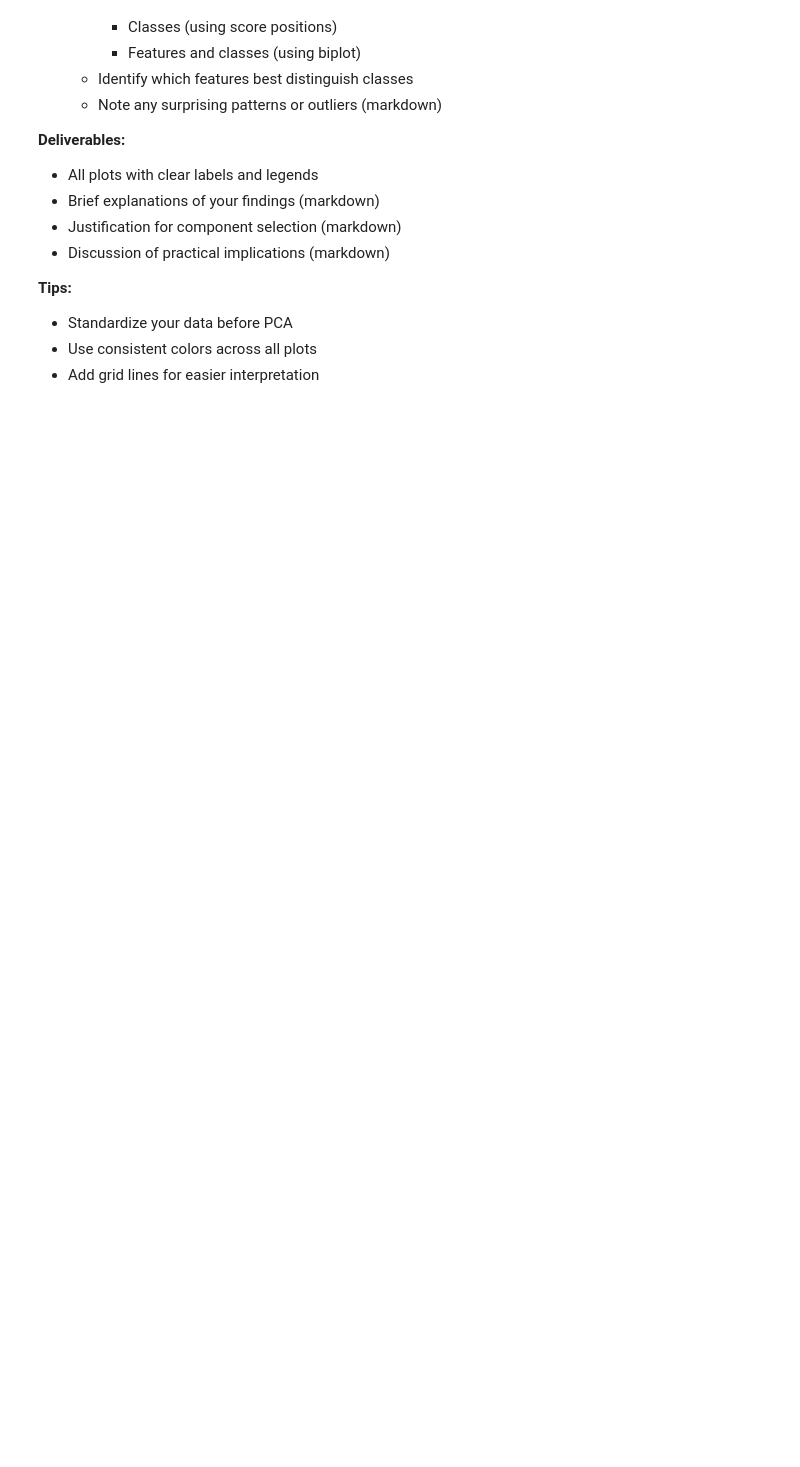
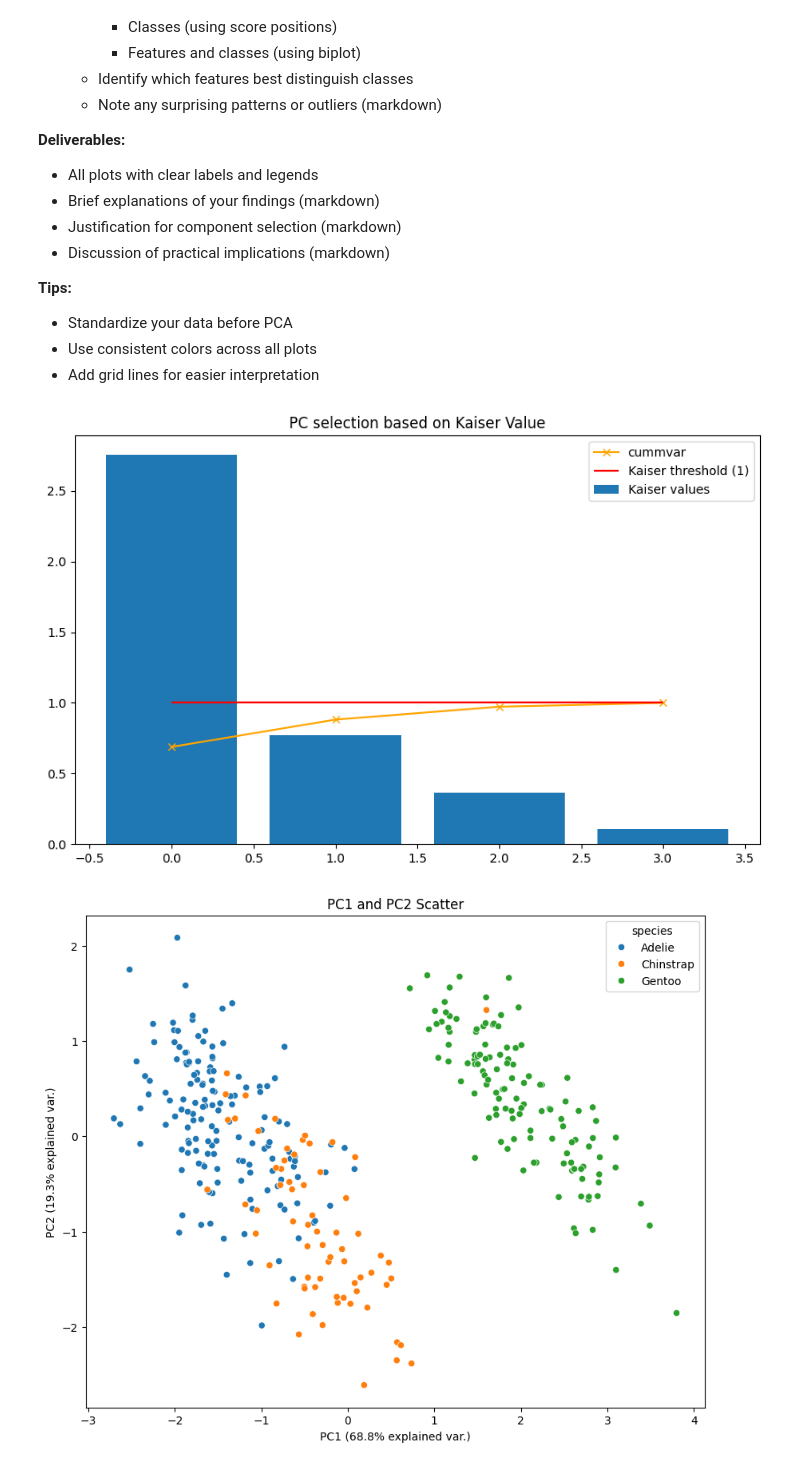
Before and after one commit to B-Webster-Bio/CMSE830, a Jupyter notebook: HWs/BW_HW 11_SVD_PCA.ipynb, the cells around one changed output. Cells and saved outputs as stored; diff of their text form; code cells hidden in the pictures; blank space fills up the shorter version.

```diff
--- a/HWs/BW_HW 11_SVD_PCA.ipynb
+++ b/HWs/BW_HW 11_SVD_PCA.ipynb
@@ -167,3 +243,80 @@ Using your Penguin dataset, perform the following analyses using only `linalg` a
 - Standardize your data before PCA
 - Use consistent colors across all plots
 - Add grid lines for easier interpretation
+# %%
+# 1. calculate eigen values
+eigenvals = S**2
+eigen_prop = eigenvals/sum(S**2)
+cumm_var = np.cumsum(eigen_prop)
+Kaiser_vals = eigenvals / len(df_peng)
+
+# scree plot
+fig, ax1 = plt.subplots(figsize=(10, 6))
+ax1 = plt.plot(range(len(S)), cumm_var, color = 'orange', marker = 'x', label = 'cummvar')
+ax2 = plt.bar(range(len(S)), Kaiser_vals, label = 'Kaiser values')
+plt.hlines(y=1, xmin =0, xmax = 3, color= 'red', label = 'Kaiser threshold (1)')
+plt.title('PC selection based on Kaiser Value')
+plt.legend()
+
+# 2 Score plot analysis
+# plot PC1 and PC2 color coded by species
+scores = U * S
+scores_df = (
+    pd.DataFrame(scores, columns=['PC1', 'PC2', 'PC3', 'PC4']).
+    merge(df_peng['species'], left_index=True, right_index=True)
+)
+scores_df
+fig, ax = plt.subplots(figsize=(10, 8))
+sns.scatterplot(x= 'PC1', y = 'PC2', hue = 'species', data = scores_df, ax=ax)
+ax.set_xlabel(f'PC{0+1} ({eigen_prop[0]:.1%} explained var.)')
+ax.set_ylabel(f'PC{1+1} ({eigen_prop[1]:.1%} explained var.)')
+ax.set_title('PC1 and PC2 Scatter')
+plt.show()
+
+
+# 3 and 4 Loading Plot and Biplot
+def create_biplot(X_scaled, feature_names, pc1=0, pc2=1, scale_arrows=1):
+    # Perform SVD
+    U, S, Vt = np.linalg.svd(X_scaled, full_matrices=False)
+
+    # Calculate scores (projected data points)
+    scores = U * S
+
+    # Get loadings (eigenvectors)
+    loadings = Vt.T
+
+    # Create figure and axis
+    fig, ax = plt.subplots(figsize=(10, 8))
+
+    # Plot scores
+    ax.scatter(scores[:, pc1], scores[:, pc2], alpha=0.5)
+
+    # Plot feature vectors
+    for i, feature in enumerate(feature_names):
+        ax.arrow(0, 0,
+                loadings[i, pc1] * scale_arrows,
+                loadings[i, pc2] * scale_arrows,
+                color='r', alpha=0.5)
+        ax.text(loadings[i, pc1] * scale_arrows * 1.15,
+                loadings[i, pc2] * scale_arrows * 1.15,
+                feature, color='r')
+
+    # Add labels and title
+    ax.set_xlabel(f'PC{pc1+1} ({eigen_prop[pc1]:.1%} explained var.)')
+    ax.set_ylabel(f'PC{pc2+1} ({eigen_prop[pc2]:.1%} explained var.)')
+    ax.set_title('Biplot Penguins Data')
+
+    # Add grid
+    ax.grid(True)
+
+    # Make equal aspect ratio
+    ax.set_aspect('equal')
+
+    return fig, ax
+
+fig, ax = create_biplot(df_peng_quant, qcols)
+plt.tight_layout()
+plt.show()
+# %% [output]
+[figure, added]
+[figure, added]
```
Also changed, not shown: parts of 8 cells of this notebook, 2 other files.
